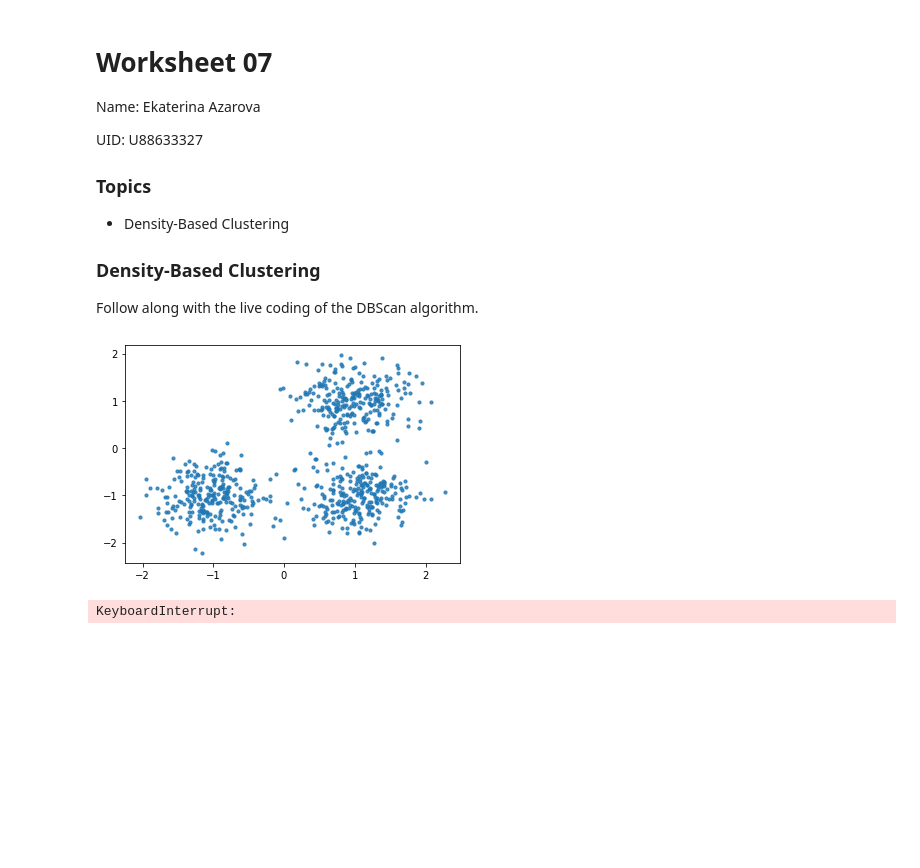
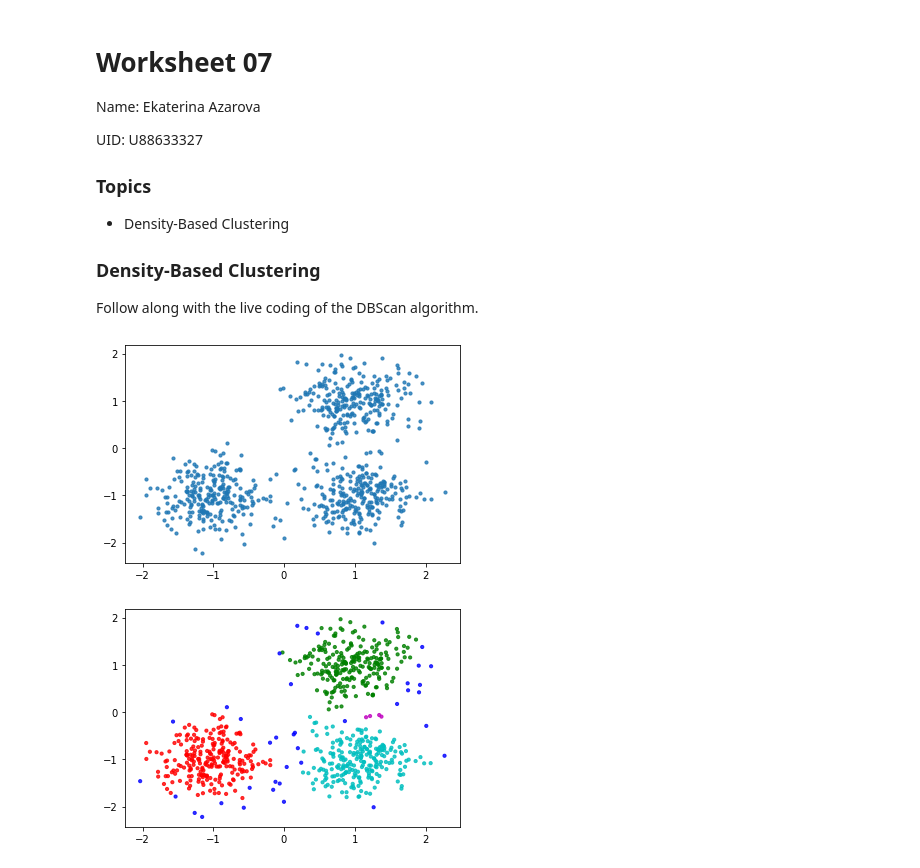
Before and after one commit to gallettilance/Data-Science-Fundamentals, a Jupyter notebook: lecture_07/worksheet_07.ipynb, the cells around one changed output. Cells and saved outputs as stored; diff of their text form; code cells hidden in the pictures; blank space fills up the shorter version.

Commit message:
fixed code, got output graph

```diff
--- a/lecture_07/worksheet_07.ipynb
+++ b/lecture_07/worksheet_07.ipynb
@@ -48,7 +48,7 @@ class DBC():
         return len(self.get_neighborhood(i)) >= self.min_pts
 
 
-    def assign(self, cluster_num, i):
+    def assign(self, i, cluster_num):
         self.assignments[i] = cluster_num
         neighbor_queue = self.get_neighborhood(i)
 
@@ -64,32 +64,32 @@ class DBC():
 
             if self.is_core(next_candidate):
                 next_neighborhood = self.get_neighborhood(next_candidate)
-                neighbor_queue += ([i for i in next_neighborhood if self.assignments[i] == 0])
+                neighbor_queue += [i for i in next_neighborhood if self.assignments[i] == 0]
 
         return
 
     def dbscan(self):
         """
         returns a list of assignments. The index of the
         assignment should match the index of the data point
         in the dataset.
         """
 
         cluster_num = 1
         for i in range(len(self.dataset)):
             if self.is_core(i) and self.assignments[i] == 0:
                 self.assign(i, cluster_num)
                 cluster_num += 1
 
         return self.assignments
 
 
 
 clustering = DBC(X, 3, .2).dbscan()
 colors = np.array([x for x in 'bgrcmykbgrcmykbgrcmykbgrcmyk'])
 colors = np.hstack([colors] * 40)
 plt.scatter(X[:, 0], X[:, 1], color=colors[clustering].tolist(), s=10, alpha=0.8)
 plt.show()
 # %% [output]
 [figure]
-KeyboardInterrupt:
+[figure, added]
```
